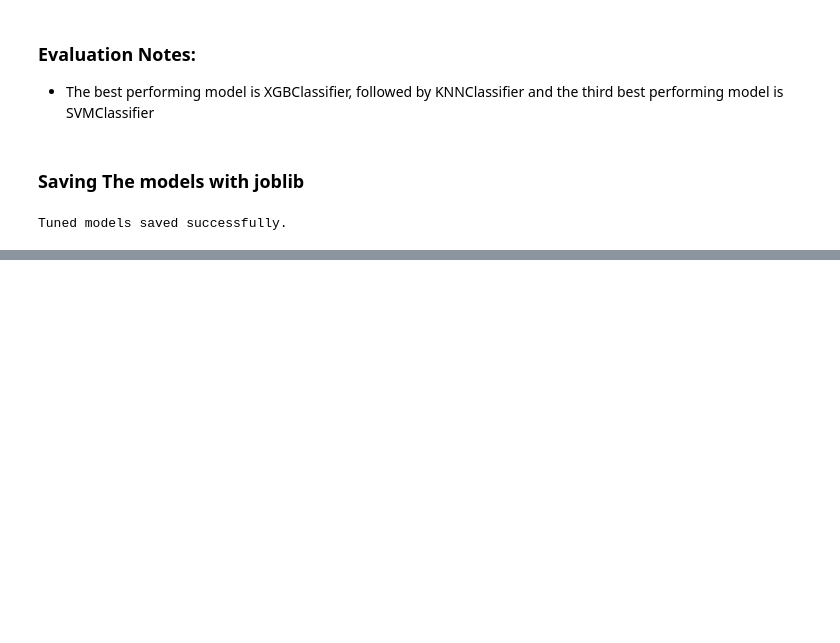
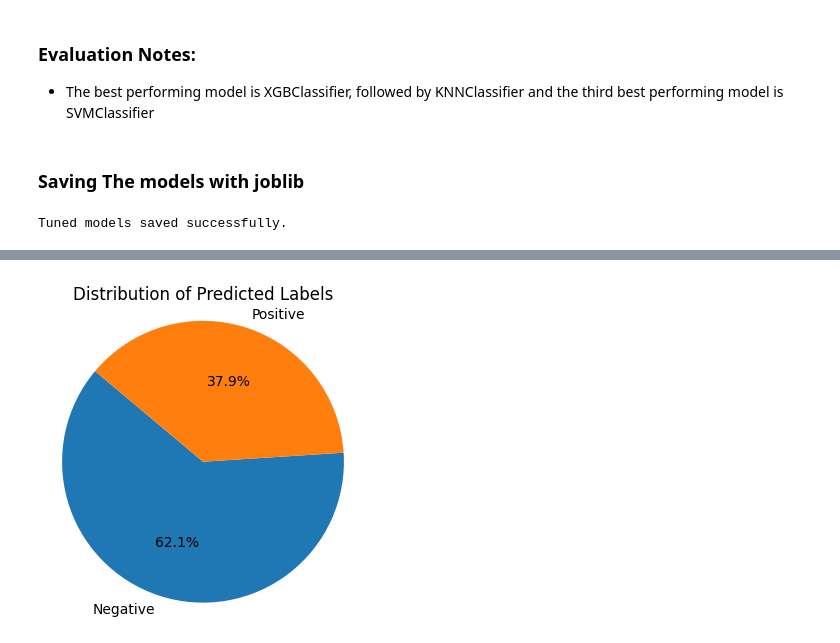
Before and after one commit to murithidenisgitobu/Sepsis-Predictor, a Jupyter notebook: Notebook.ipynb, the cells around one changed output, grey strips where cells are left out. Drawn from its saved outputs; the diff is of its cells as text; code cells hidden in the pictures; blank space fills up the shorter version.

```diff
--- a/Notebook.ipynb
+++ b/Notebook.ipynb
@@ -1311,0 +1395,3 @@ Tuned models saved successfully.
+# %%
+# Saved svc classifier predictions
+saved_svc_predictions = tuned_svc_model_saved.predict(test_df)
@@ -1311,0 +1411,12 @@ Tuned models saved successfully.
+# %%
+# Count the occurrences of each category
+svc_prediction_counts = saved_svc_predictions['Predicted_Label'].value_counts()
+
+# Plotting a pie chart with percentages
+plt.figure(figsize=(4, 4))
+plt.pie(svc_prediction_counts, labels=svc_prediction_counts.index, autopct='%1.1f%%', startangle=140)
+plt.title('Distribution of Predicted Labels')
+plt.axis('equal')  # Equal aspect ratio ensures that pie is drawn as a circle.
+plt.show()
+# %% [output]
+[figure, added]
```
Also changed, not shown: parts of 14 cells of this notebook.
